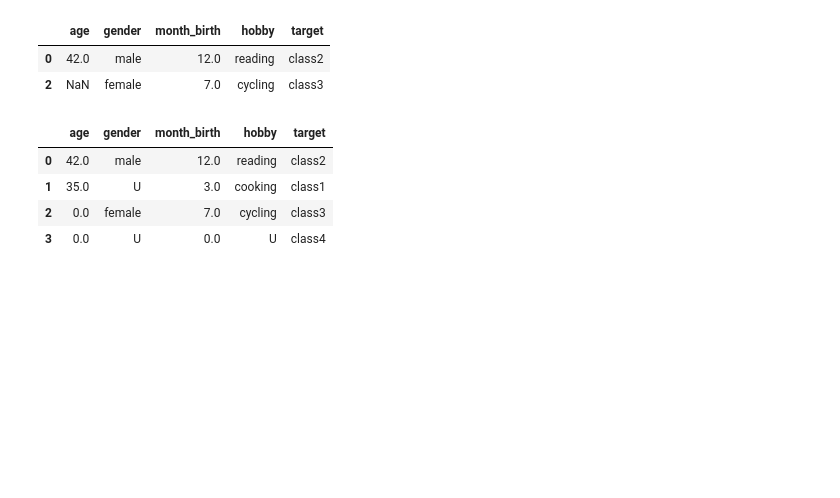
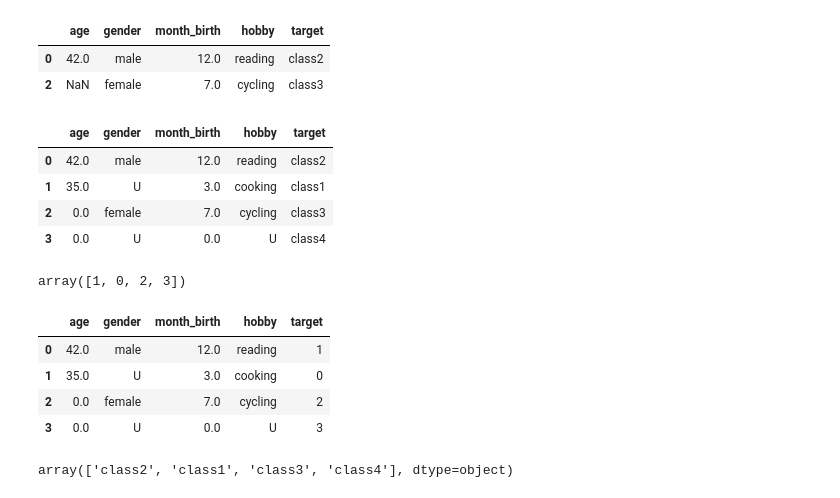
Before and after one commit to MinuSpurs/ML_study, a Jupyter notebook: Intermediate_machine_learning/7. Explore_machine_learning_data.ipynb, the cells around one changed output. Cells and saved outputs as stored; diff of their text form; code cells hidden in the pictures; blank space fills up the shorter version.

```diff
--- a/Intermediate_machine_learning/7. Explore_machine_learning_data.ipynb
+++ b/Intermediate_machine_learning/7. Explore_machine_learning_data.ipynb
@@ -188,3 +188,27 @@ df7
 | 1 | 35.0 | U | 3.0 | cooking | class1 |
 | 2 | 0.0 | female | 7.0 | cycling | class3 |
 | 3 | 0.0 | U | 0.0 | U | class4 |
+# %%
+from sklearn.preprocessing import LabelEncoder
+df8 = df7
+class_label = LabelEncoder()
+data_value = df8['target'].values
+y_new = class_label.fit_transform(data_value)
+y_new
+# %% [output]
+array([1, 0, 2, 3])
+# %%
+df8['target'] = y_new
+df8
+# %% [output]
+|  | age | gender | month_birth | hobby | target |
+| 0 | 42.0 | male | 12.0 | reading | 1 |
+| 1 | 35.0 | U | 3.0 | cooking | 0 |
+| 2 | 0.0 | female | 7.0 | cycling | 2 |
+| 3 | 0.0 | U | 0.0 | U | 3 |
+# %%
+# 클래스 라벨링한 이후 다시 돌아가기
+y_ori = class_label.inverse_transform(y_new)
+y_ori
+# %% [output]
+array(['class2', 'class1', 'class3', 'class4'], dtype=object)
```
Also changed, not shown: parts of 15 cells of this notebook.
